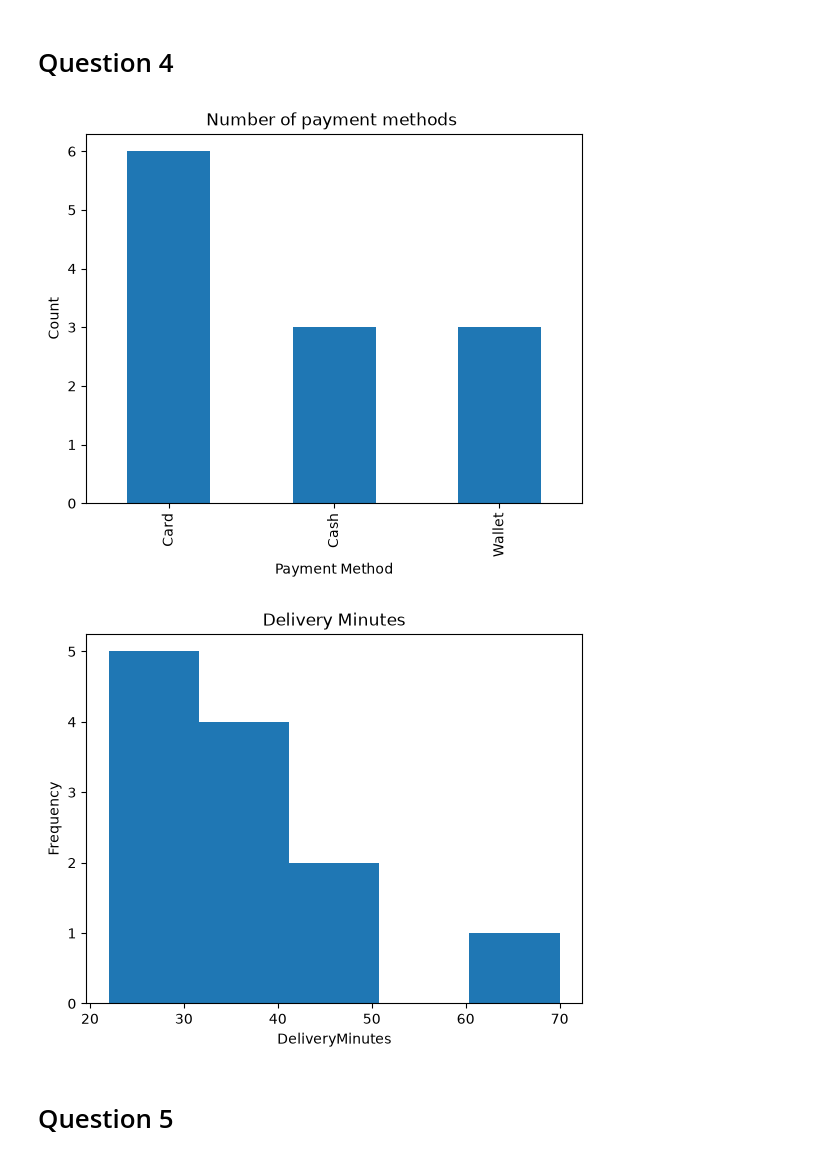
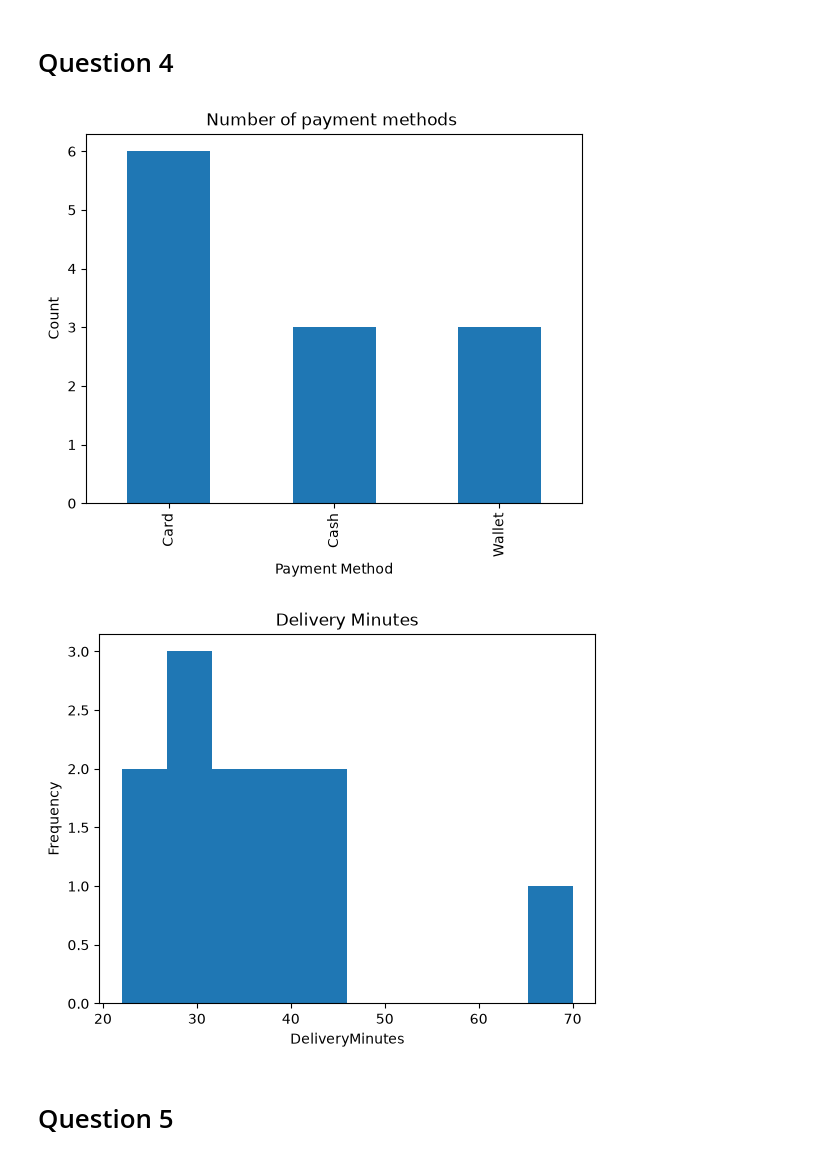
Before and after one commit to mrpanigale/Maktab-AI-145, a Jupyter notebook: CWs/week5/week5_1.ipynb, the cells around one changed output. Saved outputs shown, nothing was run; the diff lists cells and outputs as text; code cells hidden in the pictures.

```diff
--- a/CWs/week5/week5_1.ipynb
+++ b/CWs/week5/week5_1.ipynb
@@ -127,22 +141,22 @@ Name: count, dtype: int64
 # %%
 # PaymentMethod ==> Barchart ==> categorical
 # DeliveryMinutes ==> histogram ==> continous
 
 df["PaymentMethod"].value_counts().plot(kind="bar")
 plt.xlabel("Payment Method")
 plt.ylabel("Count")
 plt.title("Number of payment methods ")
 plt.show()
 
 
-plt.hist(df["DeliveryMinutes"], bins=5)
+plt.hist(df["DeliveryMinutes"], bins=10)
 plt.xlabel("DeliveryMinutes")
 plt.ylabel("Frequency")
 plt.title("Delivery Minutes")
 plt.show()
 # %% [output]
 [figure]
-[figure, old version]
+[figure, new version]
 # %% [markdown]
 # Question 5
 # %%
```
Also changed, not shown: parts of 5 cells of this notebook.
